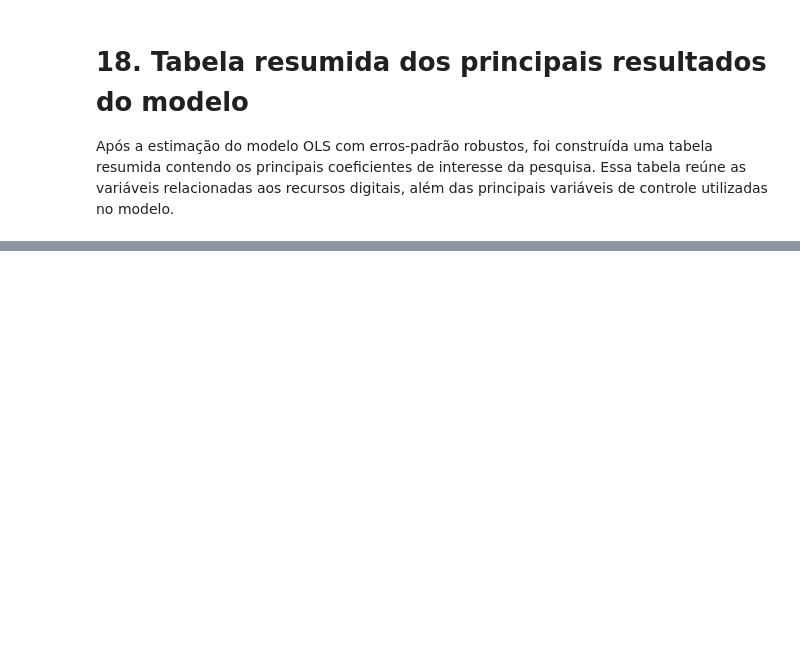
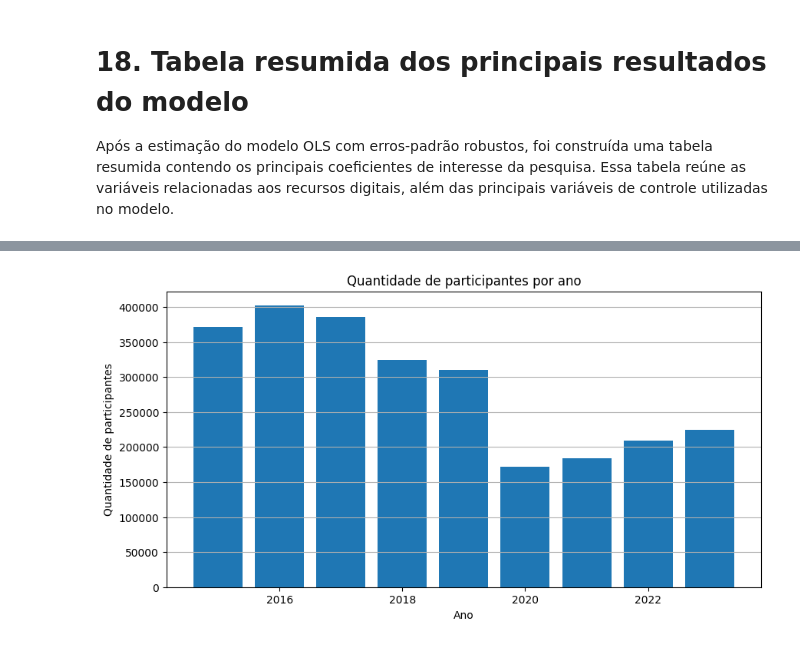
Before and after one commit to Antonio1H/tcc-enem-recursos-digitais, a Jupyter notebook: analiseMicrodadosEnemAnos.ipynb, the cells around one changed output, grey strips where cells are left out. Drawn from its saved outputs; the diff is of its cells as text; code cells hidden in the pictures; blank space fills up the shorter version.

```diff
--- a/analiseMicrodadosEnemAnos.ipynb
+++ b/analiseMicrodadosEnemAnos.ipynb
@@ -1143,0 +1373,15 @@ KeyError: '[\'C(RENDA, Treatment(reference="classe_baixa_renda"))[T.classe_baixa
+# %%
+plt.figure(figsize=(10, 5))
+
+plt.bar(
+    participantes_ano["ANO"],
+    participantes_ano["QUANTIDADE_PARTICIPANTES"]
+)
+
+plt.title("Quantidade de participantes por ano")
+plt.xlabel("Ano")
+plt.ylabel("Quantidade de participantes")
+plt.grid(axis="y")
+plt.show()
+# %% [output]
+[figure, added]
```
Also changed, not shown: parts of 11 cells of this notebook.
